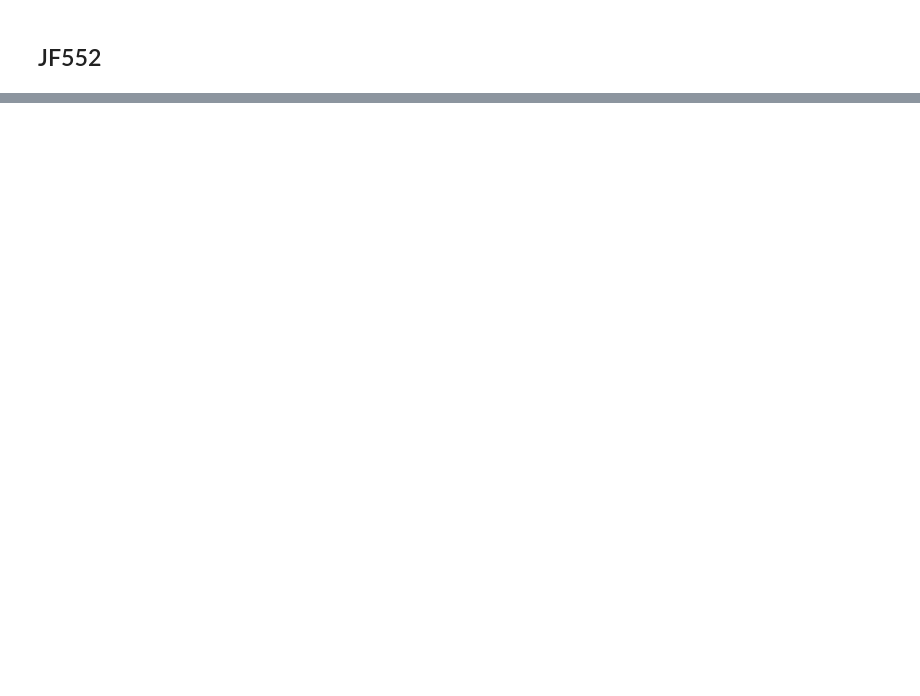
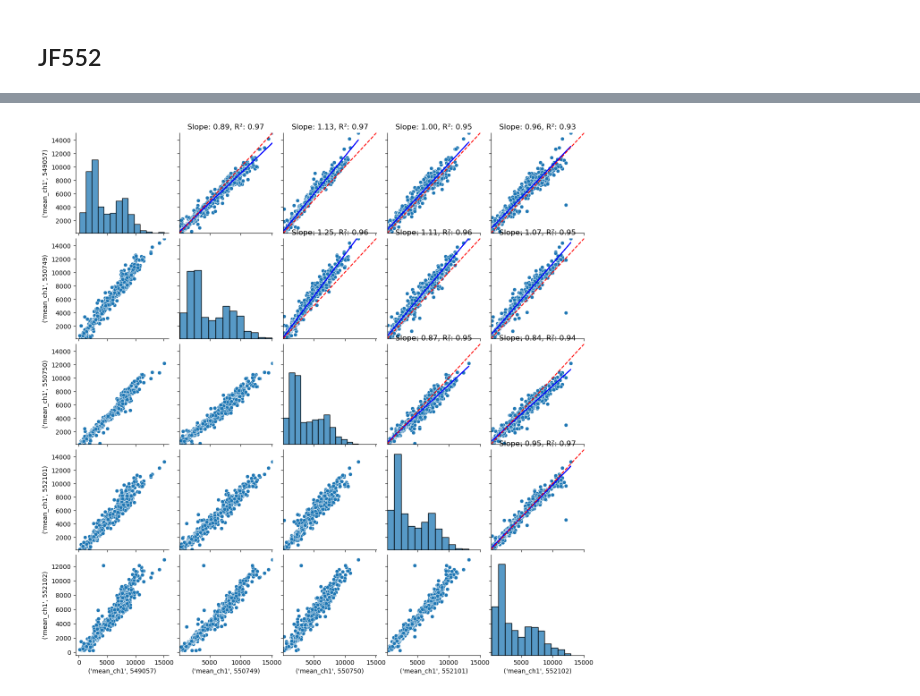
Before and after one commit to boazmohar/DELTA_iDISCO, a Jupyter notebook: src/Get_calibration.ipynb, the cells around one changed output, grey strips where cells are left out. Drawn from its saved outputs; the diff is of its cells as text; code cells hidden in the pictures; blank space fills up the shorter version.

```diff
--- a/src/Get_calibration.ipynb
+++ b/src/Get_calibration.ipynb
@@ -60,3 +200,0 @@ meta_columns = ['AnimalID']
-# %%
-unified_df = get_filtered(meta, filters, region_data, columns, meta_columns)
-pivoted_df = unified_df.pivot(index='Region', columns='AnimalID', values=['mean_ch0', 'mean_ch1', 'mean_ch2'])
@@ -135,9 +200,0 @@ plt.legend()
-# %%
-columns = ['Region','mean_ch0', 'mean_ch1', 'mean_ch2']
-filters = {
-    'Group': ['Zero'],  # Include only animals from the 'Zero' group
-    'Chase': ['JFX673']   # Include only female animals
-}
-meta_columns = ['AnimalID']
-unified_df = get_filtered(meta, filters, region_data, columns, meta_columns)
-pivoted_df = unified_df.pivot(index='Region', columns='AnimalID', values=['mean_ch0', 'mean_ch1', 'mean_ch2'])
@@ -283,0 +237,11 @@ plt.legend()
+# %%
+
+# Assuming pivoted_df is already defined or loaded
+# pivoted_df = pd.read_csv('path/to/your/csv')  # Example of loading a DataFrame
+
+
+
+# Call the function with pivoted_df
+create_custom_pair_plot(pivoted_df)
+# %% [output]
+[figure, added]
```
Also changed, not shown: parts of 48 cells of this notebook, 1 other file.
